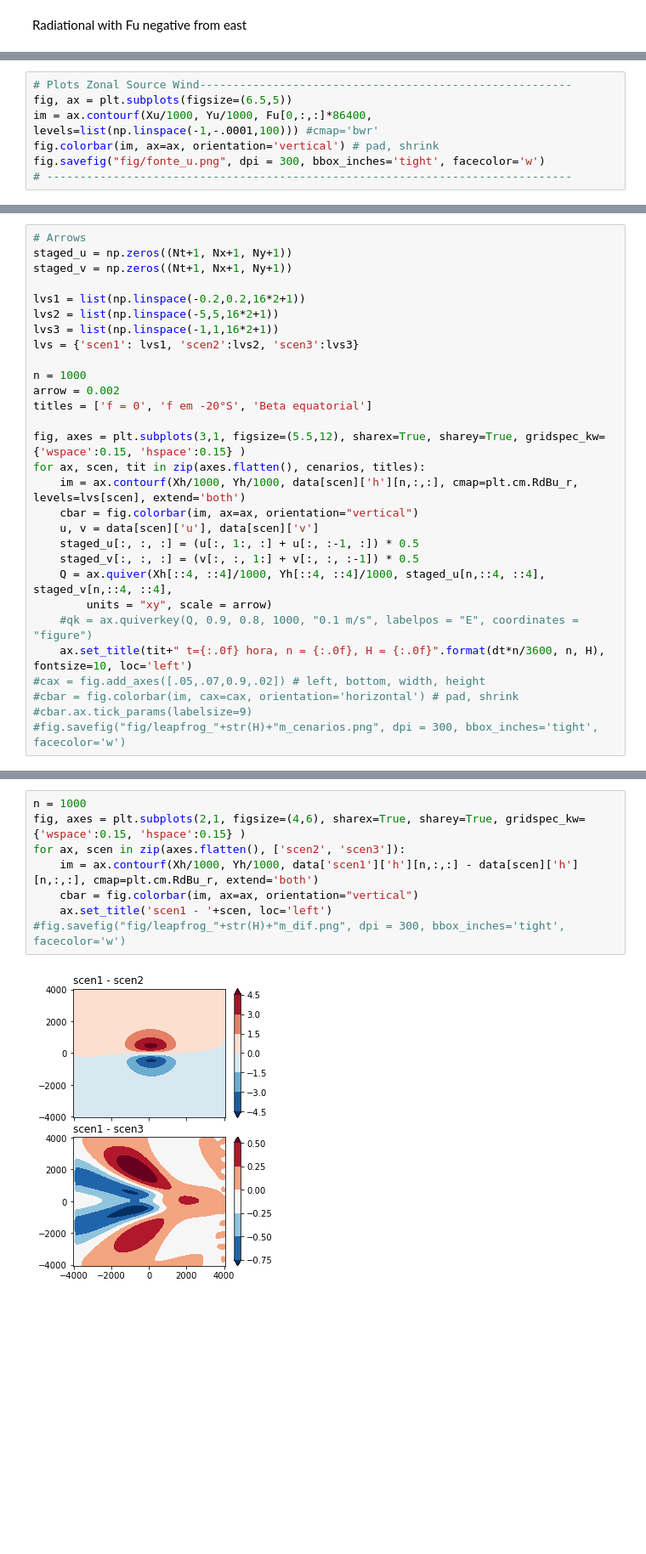
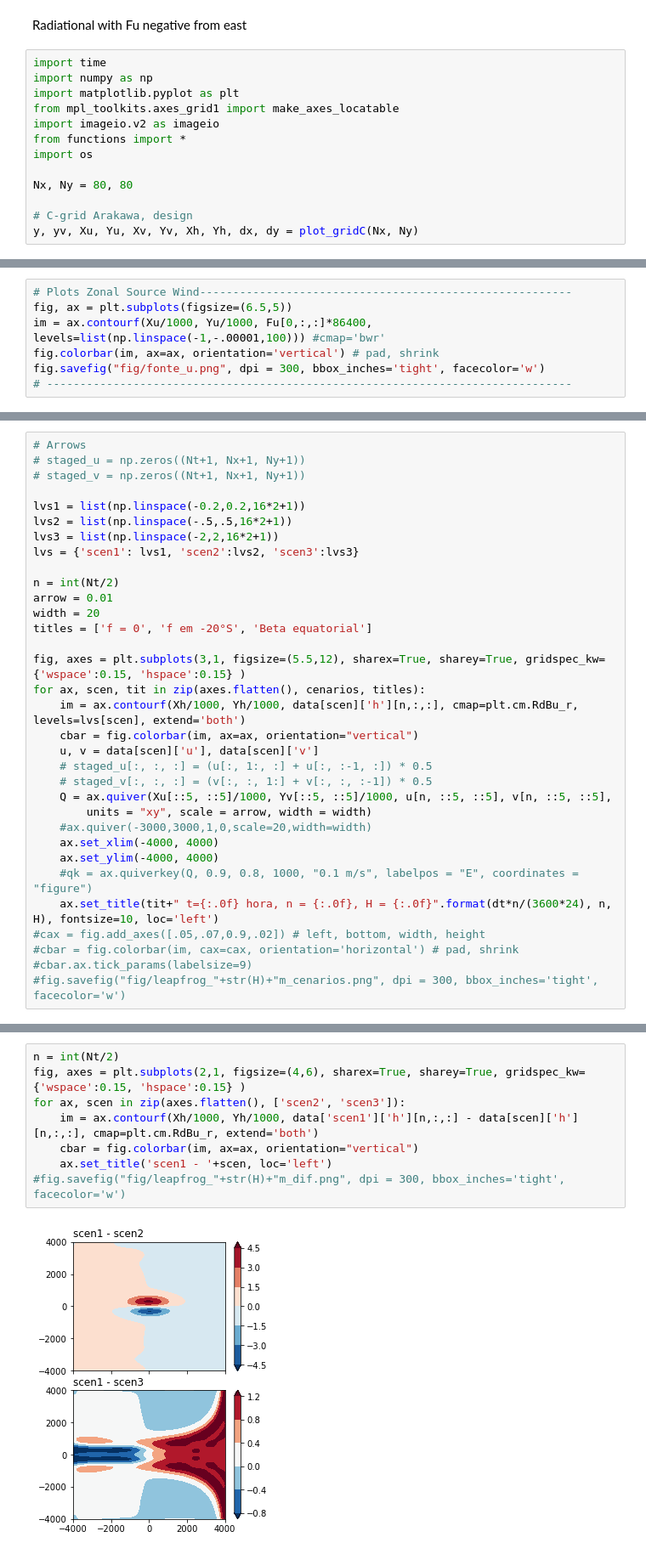
Before and after one commit to adelgadop/Modelagem, a Jupyter notebook: Exercicio_4/Agua_rassa.ipynb, the cells around one changed output, grey strips where cells are left out. Shown at 85% size. Drawn from its saved outputs; the diff is of its cells as text; blank space fills up the shorter version.

```diff
--- a/Exercicio_4/Agua_rassa.ipynb
+++ b/Exercicio_4/Agua_rassa.ipynb
@@ -3,3 +3,16 @@
 Test
 # %% [markdown]
 Radiational with Fu negative from east
+# %%
+import time
+import numpy as np
+import matplotlib.pyplot as plt
+from mpl_toolkits.axes_grid1 import make_axes_locatable
+import imageio.v2 as imageio
+from functions import *
+import os
+
+Nx, Ny = 80, 80
+
+# C-grid Arakawa, design
+y, yv, Xu, Yu, Xv, Yv, Xh, Yh, dx, dy = plot_gridC(Nx, Ny)
@@ -59,7 +67,7 @@ Phase velocity (c): 49.51
 # %%
 # Plots Zonal Source Wind--------------------------------------------------------
 fig, ax = plt.subplots(figsize=(6.5,5))
-im = ax.contourf(Xu/1000, Yu/1000, Fu[0,:,:]*86400, levels=list(np.linspace(-1,-.0001,100))) #cmap='bwr'
+im = ax.contourf(Xu/1000, Yu/1000, Fu[0,:,:]*86400, levels=list(np.linspace(-1,-.00001,100))) #cmap='bwr'
 fig.colorbar(im, ax=ax, orientation='vertical') # pad, shrink
 fig.savefig("fig/fonte_u.png", dpi = 300, bbox_inches='tight', facecolor='w')
 # -------------------------------------------------------------------------------
@@ -68,15 +76,16 @@ fig.savefig("fig/fonte_u.png", dpi = 300, bbox_inches='tight', facecolor='w')
 # %%
 # Arrows
-staged_u = np.zeros((Nt+1, Nx+1, Ny+1))
-staged_v = np.zeros((Nt+1, Nx+1, Ny+1))
+# staged_u = np.zeros((Nt+1, Nx+1, Ny+1))
+# staged_v = np.zeros((Nt+1, Nx+1, Ny+1))
 
 lvs1 = list(np.linspace(-0.2,0.2,16*2+1))
-lvs2 = list(np.linspace(-5,5,16*2+1))
-lvs3 = list(np.linspace(-1,1,16*2+1))
+lvs2 = list(np.linspace(-.5,.5,16*2+1))
+lvs3 = list(np.linspace(-2,2,16*2+1))
 lvs = {'scen1': lvs1, 'scen2':lvs2, 'scen3':lvs3}
 
-n = 1000
-arrow = 0.002
+n = int(Nt/2)
+arrow = 0.01
+width = 20
 titles = ['f = 0', 'f em -20°S', 'Beta equatorial']
 
 fig, axes = plt.subplots(3,1, figsize=(5.5,12), sharex=True, sharey=True, gridspec_kw={'wspace':0.15, 'hspace':0.15} )
@@ -84,12 +93,15 @@ for ax, scen, tit in zip(axes.flatten(), cenarios, titles):
     im = ax.contourf(Xh/1000, Yh/1000, data[scen]['h'][n,:,:], cmap=plt.cm.RdBu_r, levels=lvs[scen], extend='both')
     cbar = fig.colorbar(im, ax=ax, orientation="vertical")
     u, v = data[scen]['u'], data[scen]['v']
-    staged_u[:, :, :] = (u[:, 1:, :] + u[:, :-1, :]) * 0.5
-    staged_v[:, :, :] = (v[:, :, 1:] + v[:, :, :-1]) * 0.5
-    Q = ax.quiver(Xh[::4, ::4]/1000, Yh[::4, ::4]/1000, staged_u[n,::4, ::4], staged_v[n,::4, ::4],
-        units = "xy", scale = arrow)
+    # staged_u[:, :, :] = (u[:, 1:, :] + u[:, :-1, :]) * 0.5
+    # staged_v[:, :, :] = (v[:, :, 1:] + v[:, :, :-1]) * 0.5
+    Q = ax.quiver(Xu[::5, ::5]/1000, Yv[::5, ::5]/1000, u[n, ::5, ::5], v[n, ::5, ::5],
+        units = "xy", scale = arrow, width = width)
+    #ax.quiver(-3000,3000,1,0,scale=20,width=width)
+    ax.set_xlim(-4000, 4000)
+    ax.set_ylim(-4000, 4000)
     #qk = ax.quiverkey(Q, 0.9, 0.8, 1000, "0.1 m/s", labelpos = "E", coordinates = "figure")
-    ax.set_title(tit+" t={:.0f} hora, n = {:.0f}, H = {:.0f}".format(dt*n/3600, n, H), fontsize=10, loc='left')
+    ax.set_title(tit+" t={:.0f} hora, n = {:.0f}, H = {:.0f}".format(dt*n/(3600*24), n, H), fontsize=10, loc='left')
 #cax = fig.add_axes([.05,.07,0.9,.02]) # left, bottom, width, height
 #cbar = fig.colorbar(im, cax=cax, orientation='horizontal') # pad, shrink
 #cbar.ax.tick_params(labelsize=9)
@@ -99,13 +111,13 @@ for ax, scen, tit in zip(axes.flatten(), cenarios, titles):
 # %%
-n = 1000
+n = int(Nt/2)
 fig, axes = plt.subplots(2,1, figsize=(4,6), sharex=True, sharey=True, gridspec_kw={'wspace':0.15, 'hspace':0.15} )
 for ax, scen in zip(axes.flatten(), ['scen2', 'scen3']):
     im = ax.contourf(Xh/1000, Yh/1000, data['scen1']['h'][n,:,:] - data[scen]['h'][n,:,:], cmap=plt.cm.RdBu_r, extend='both')
     cbar = fig.colorbar(im, ax=ax, orientation="vertical")
     ax.set_title('scen1 - '+scen, loc='left')
 #fig.savefig("fig/leapfrog_"+str(H)+"m_dif.png", dpi = 300, bbox_inches='tight', facecolor='w')
 # %% [output]
-[figure, old version]
+[figure, new version]
 # %%
 # Divergence & Vorticity
 # ----------------------
```
Also changed, not shown: parts of 6 cells of this notebook, 4 other files.
